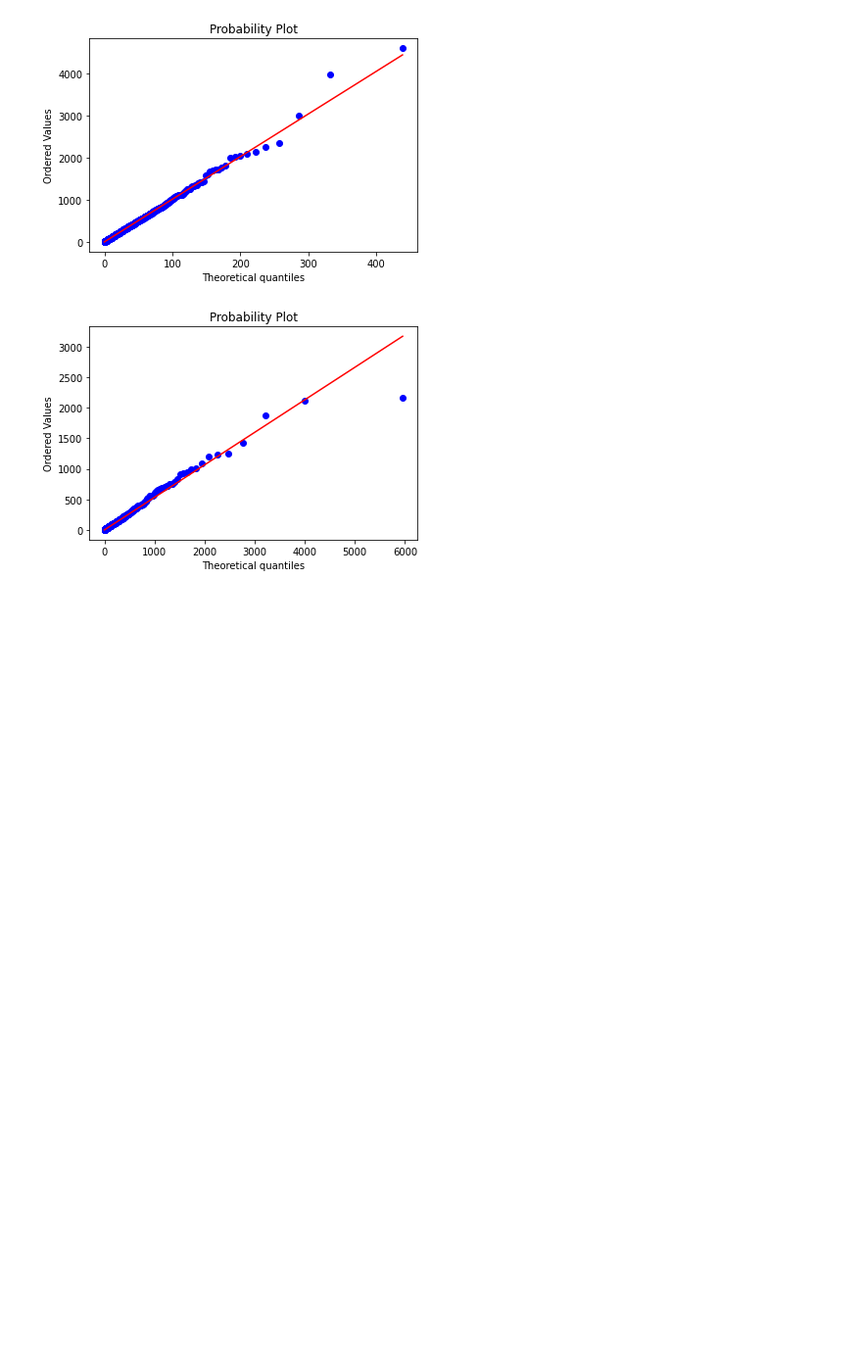
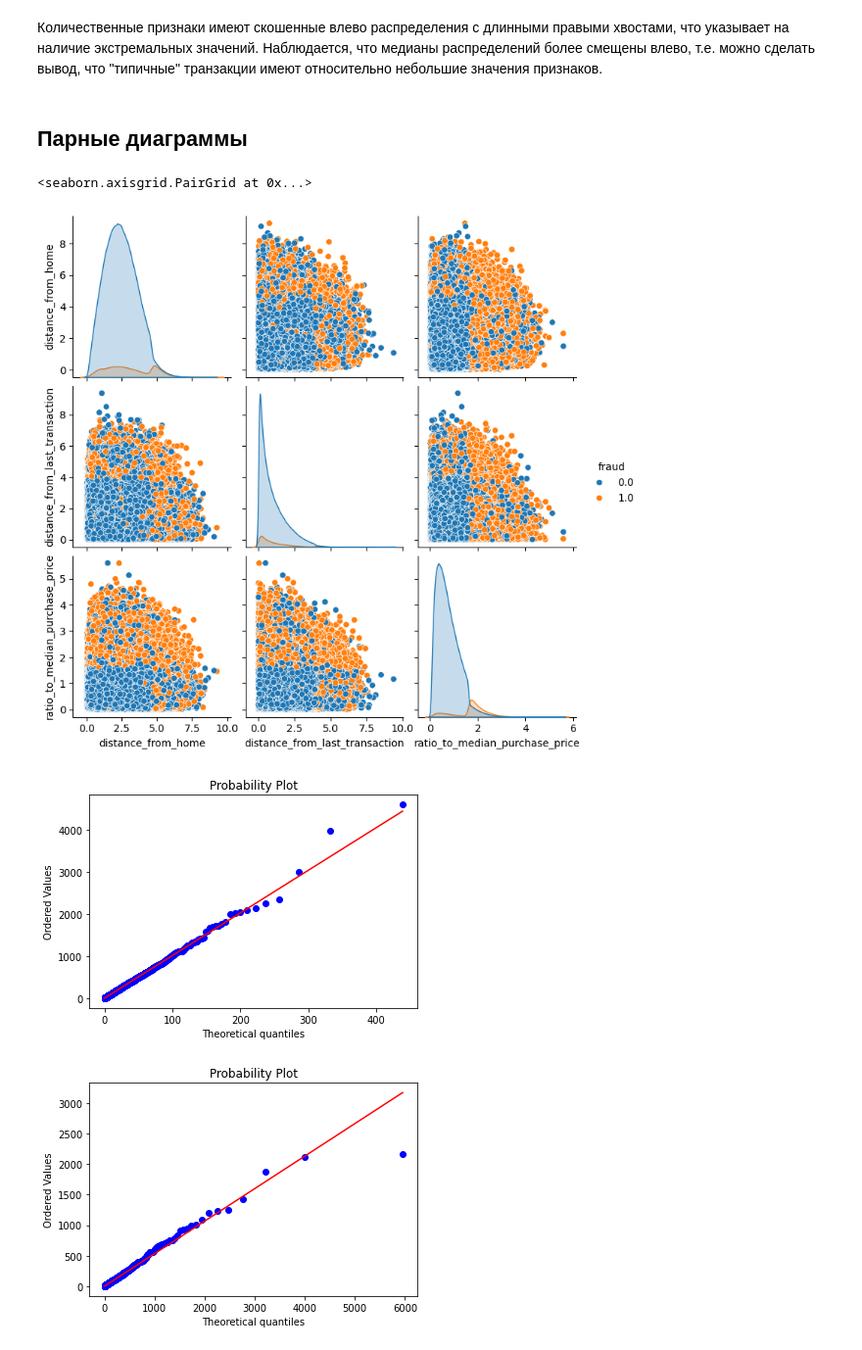
Before and after one commit to antohachekhov/Credit-Card-Fraud, a Jupyter notebook: eda_dataset.ipynb, the cells around one changed output. Shown at 98% size. Drawn from its saved outputs; the diff is of its cells as text; code cells hidden in the pictures; blank space fills up the shorter version.

```diff
--- a/eda_dataset.ipynb
+++ b/eda_dataset.ipynb
@@ -284,0 +154,15 @@ sns.pairplot(dataset, hue='fraud')
+# %% [markdown]
+Количественные признаки имеют скошенные влево распределения с длинными правыми хвостами, что указывает на наличие экстремальных значений. Наблюдается, что медианы распределений более смещены влево, т.е. можно сделать вывод, что "типичные" транзакции имеют относительно небольшие значения признаков.
+# %% [markdown]
+## Парные диаграммы
+# %%
+import seaborn as sns
+
+dataset_log = dataset[numeric_features + ['fraud']].copy()
+for col in numeric_features:
+    dataset_log[col] = np.log1p(dataset[col])
+
+sns.pairplot(dataset_log, hue="fraud")
+# %% [output]
+<seaborn.axisgrid.PairGrid at 0x...>
+[figure, added]
```
Also changed, not shown: parts of 51 cells of this notebook.
